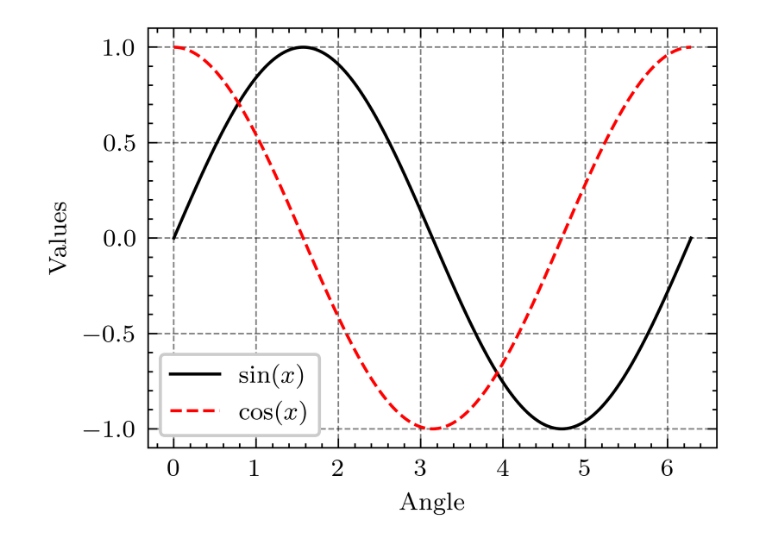
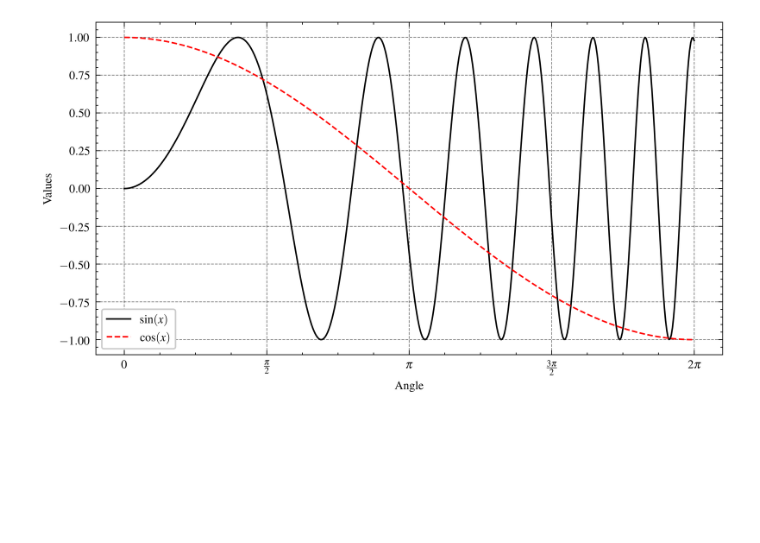
Before and after one commit to Vedabahu/learning-python, a Jupyter notebook: notebooks/Plots.ipynb, the cells around one changed output. Saved outputs shown, nothing was run; the diff lists cells and outputs as text; code cells hidden in the pictures; blank space fills up the shorter version.

Commit message:
Updated Some plots
Some ipynb notebooks were updated regarding some things that are uninmportant.

```diff
--- a/notebooks/Plots.ipynb
+++ b/notebooks/Plots.ipynb
@@ -8,18 +9,19 @@ plt.style.use(['science', 'ieee', 'grid'])
 plt.rcParams["text.usetex"] = True
 # %%
 x = np.linspace(0, 2 * np.pi, 500)
-y = np.sin(x)
-z = np.cos(x)
+y = np.sin(x**2)
+z = np.cos(x/2)
 
-fig, ax = plt.subplots()
+fig, ax = plt.subplots(figsize=(7.5,4))
 ax.plot(x, y, label=r"$\sin(x)$")
 ax.set_xlabel(r"Angle")
 ax.plot(x, z, label=r"$\cos(x)$")
 ax.set_ylabel(r"Values")
+ax.set_xticks([0, np.pi/2, np.pi, np.pi*(3/2), 2*np.pi], [r"0", r"$\frac{\pi}{2}$", r"$\pi$", r"$\frac{3\pi}{2}$", r"$2\pi$"])
 ax.legend()
 plt.show()
 # %% [output]
-[figure, old version]
+[figure, new version]
 # %%
 x = np.linspace(0, 2, 500)  # Sample data.
 
```
Also changed, not shown: parts of 2 cells of this notebook, 1 other file.
